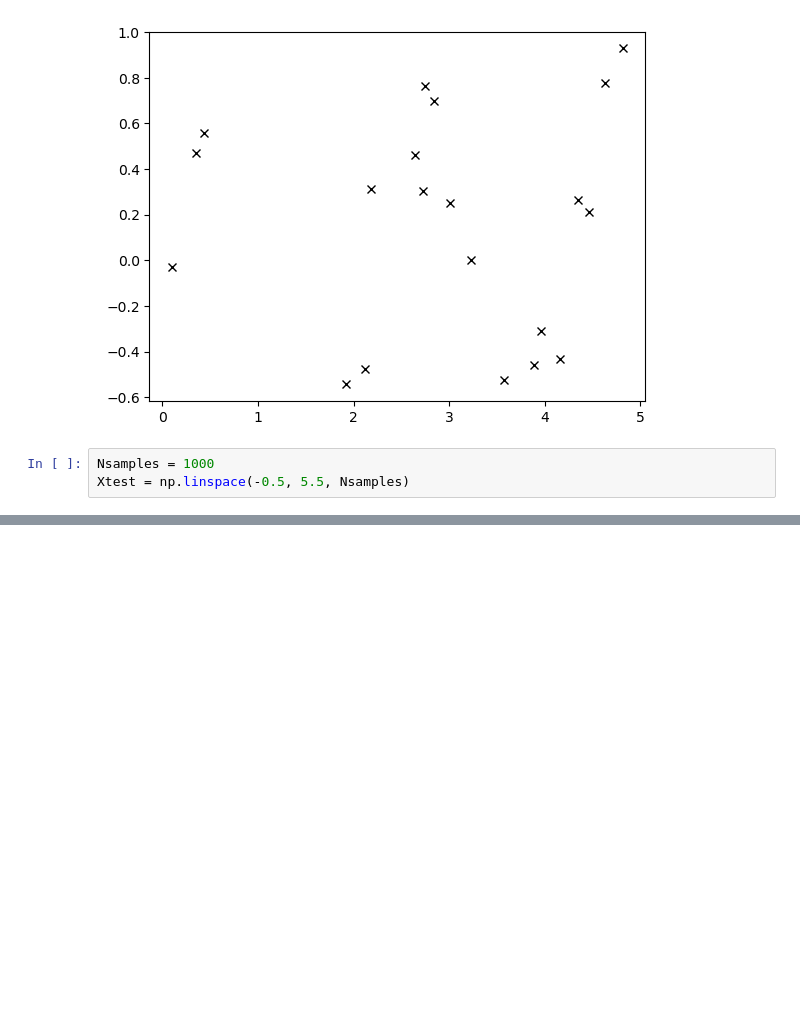
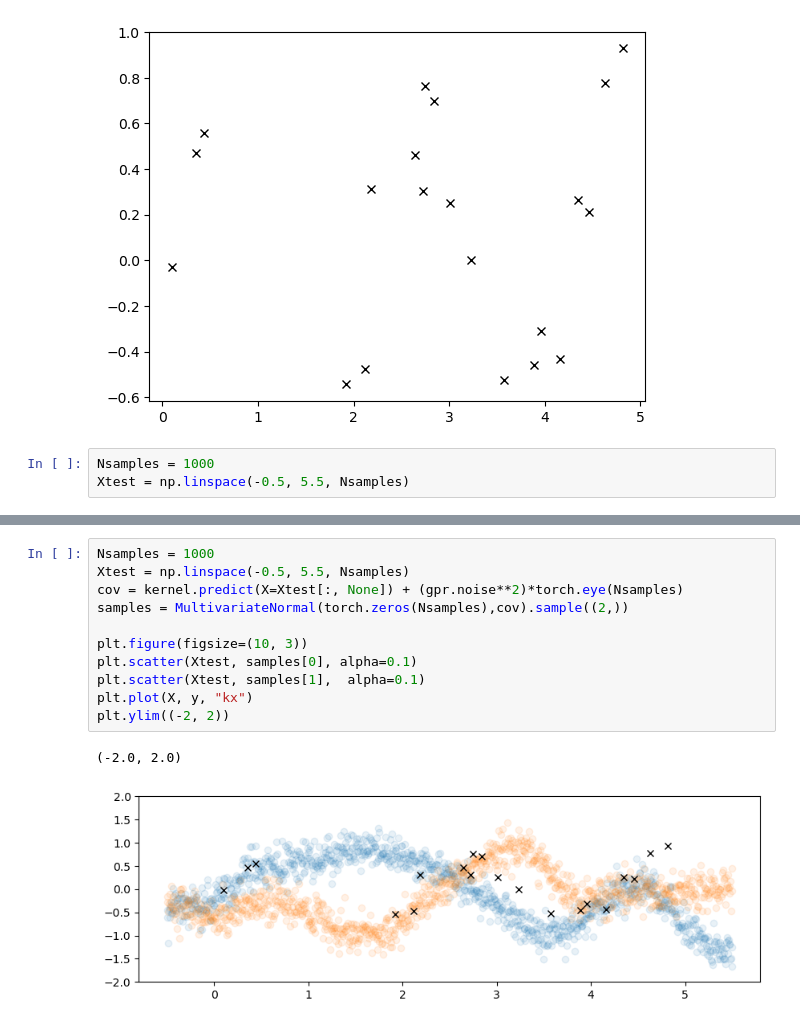
Before and after one commit to luisdiaz1997/SpatialFactorization, a Jupyter notebook: notebooks/Gaussian Processes/GP_test.ipynb, the cells around one changed output, grey strips where cells are left out. Cells and saved outputs as stored; diff of their text form; blank space fills up the shorter version.

Commit message:
able to do Gaussian Process regression and prediction

```diff
--- a/notebooks/Gaussian Processes/GP_test.ipynb
+++ b/notebooks/Gaussian Processes/GP_test.ipynb
@@ -68,0 +100,14 @@ plt.ylim((-8, 8))
+# %%
+Nsamples = 1000
+Xtest = np.linspace(-0.5, 5.5, Nsamples)
+cov = kernel.predict(X=Xtest[:, None]) + (gpr.noise**2)*torch.eye(Nsamples)
+samples = MultivariateNormal(torch.zeros(Nsamples),cov).sample((2,))
+
+plt.figure(figsize=(10, 3))
+plt.scatter(Xtest, samples[0], alpha=0.1)
+plt.scatter(Xtest, samples[1],  alpha=0.1)
+plt.plot(X, y, "kx")
+plt.ylim((-2, 2))
+# %% [output]
+(-2.0, 2.0)
+[figure, added]
```
Also changed, not shown: parts of 11 cells of this notebook, 1 other file.
